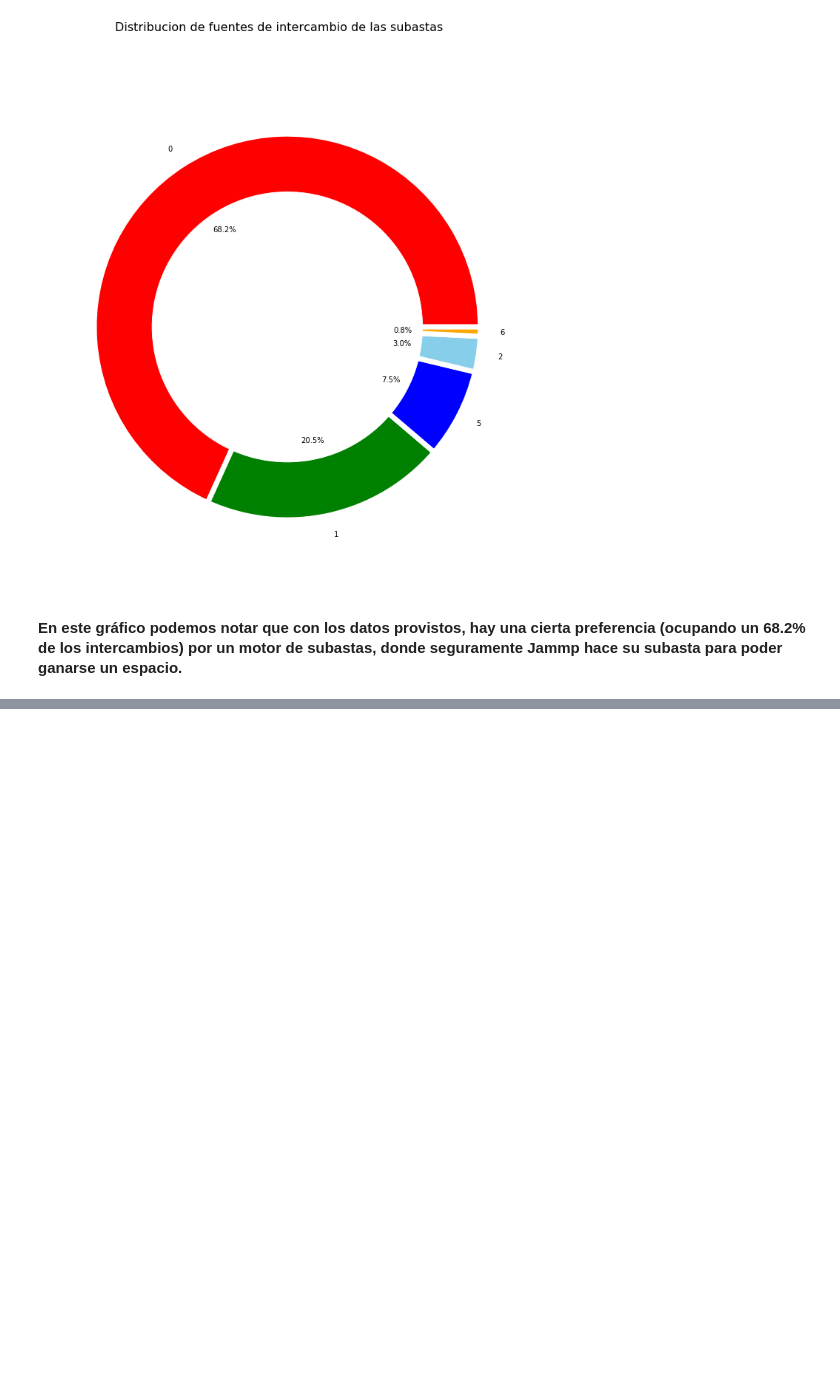
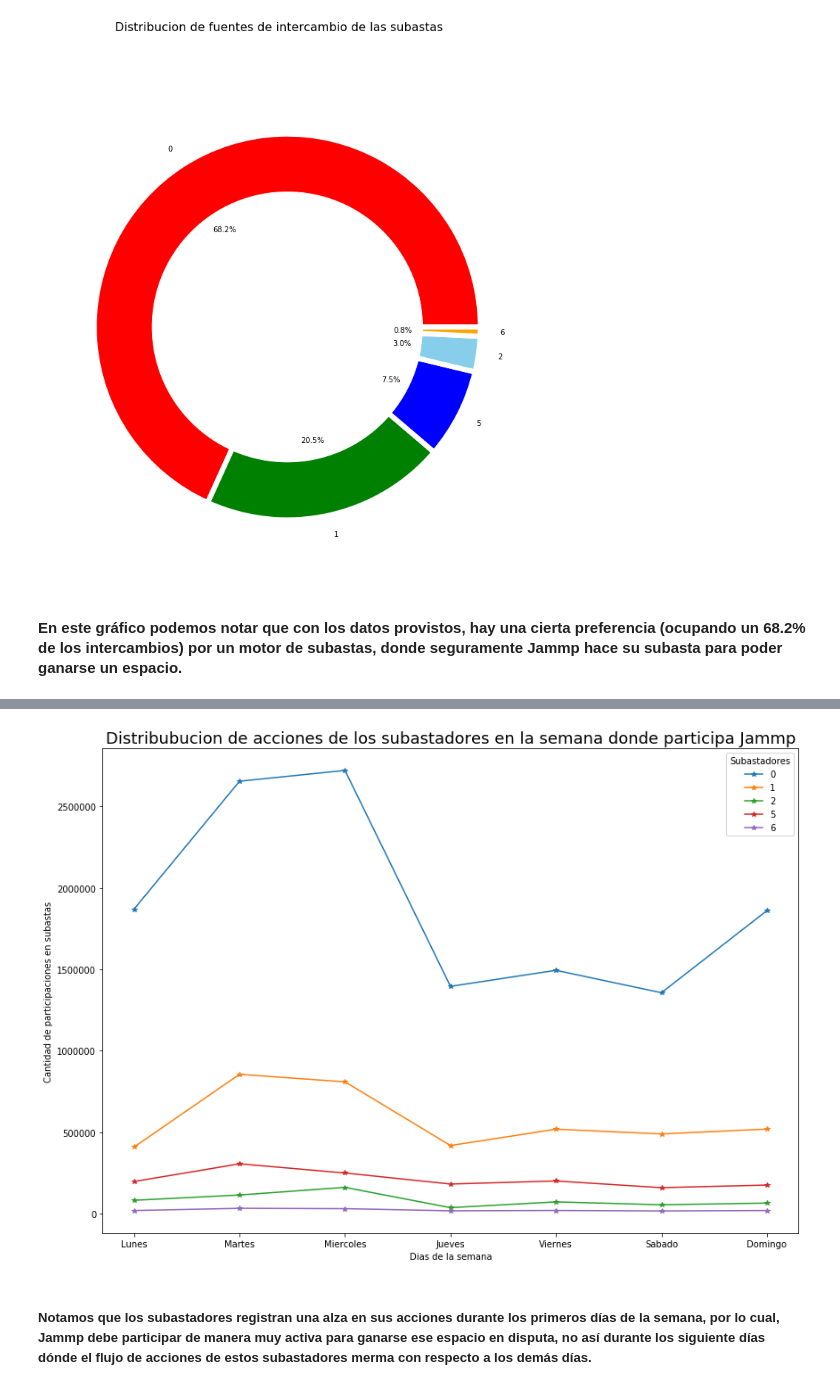
Before and after one commit to cruzpa95/Datos2019, a Jupyter notebook: auctions - analisis exploratorio.ipynb, the cells around one changed output, grey strips where cells are left out. Cells and saved outputs as stored; diff of their text form; code cells hidden in the pictures; blank space fills up the shorter version.

Commit message:
Agrego grafico sobre la actividad de los subastadores durante la semana

```diff
--- a/auctions - analisis exploratorio.ipynb
+++ b/auctions - analisis exploratorio.ipynb
@@ -154,0 +166,2 @@ plt.show()
+# %%
+subastadores_en_la_semana = aaa.loc[:,['source_id','dayOfWeek']]
@@ -154,0 +181,12 @@ plt.show()
+# %%
+g = subastadores_en_la_semana.groupby(['dayOfWeek','source_id']).agg({'source_id':'size'}).sort_values('dayOfWeek').unstack().plot(kind='line',style='*-',figsize=(14,10))
+g.set_title("Distribubucion de acciones de los subastadores en la semana donde participa Jammp",fontsize=18)
+g.set_xlabel('Dias de la semana')
+g.set_ylabel('Cantidad de participaciones en subastas')
+g.set_xticklabels(['','Lunes','Martes','Miercoles','Jueves','Viernes','Sabado','Domingo'])
+g.legend(['0','1','2','5','6'],fontsize=10,title='Subastadores')
+plt.show()
+# %% [output]
+[figure, added]
+# %% [markdown]
+##### Notamos que los subastadores registran una alza en sus acciones durante los primeros días de la semana, por lo cual, Jammp debe participar de manera muy activa para ganarse ese espacio en disputa, no así durante los siguiente días dónde el flujo de acciones de estos subastadores merma con respecto a los demás días.
```
Also changed, not shown: parts of 4 cells of this notebook.
